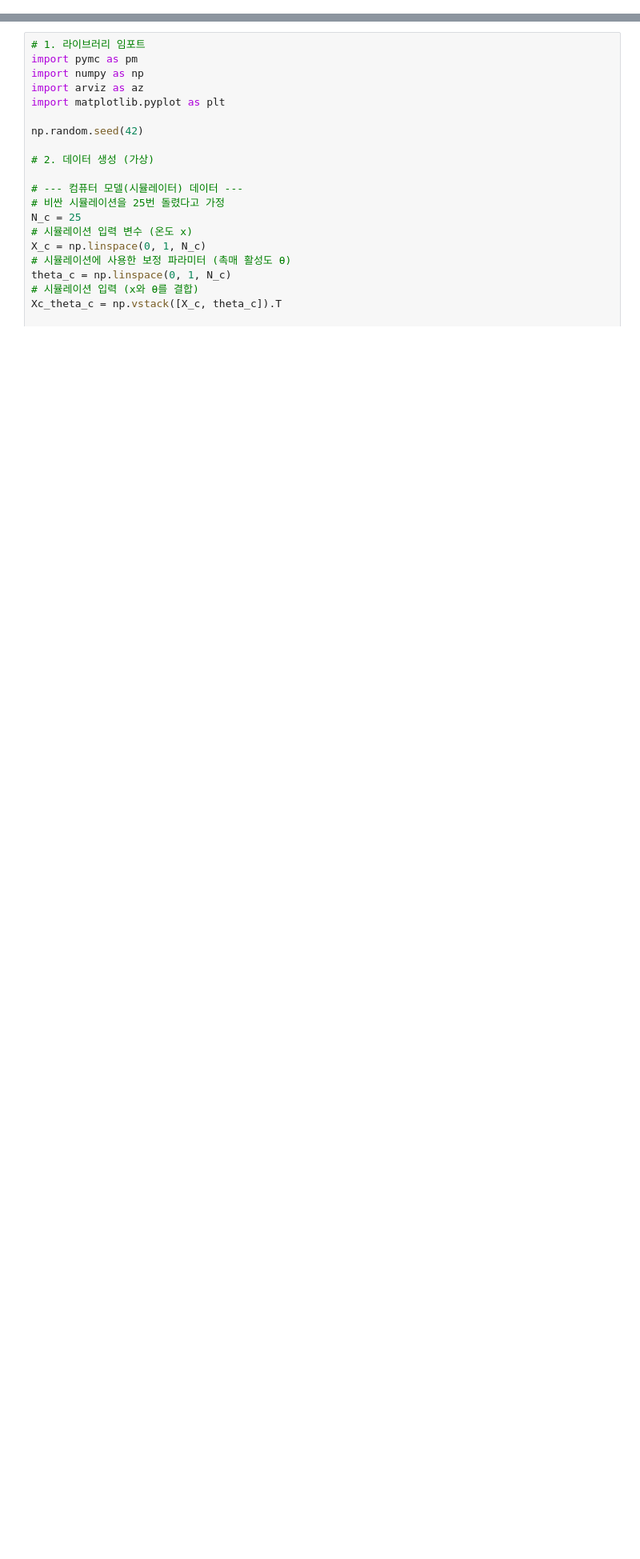
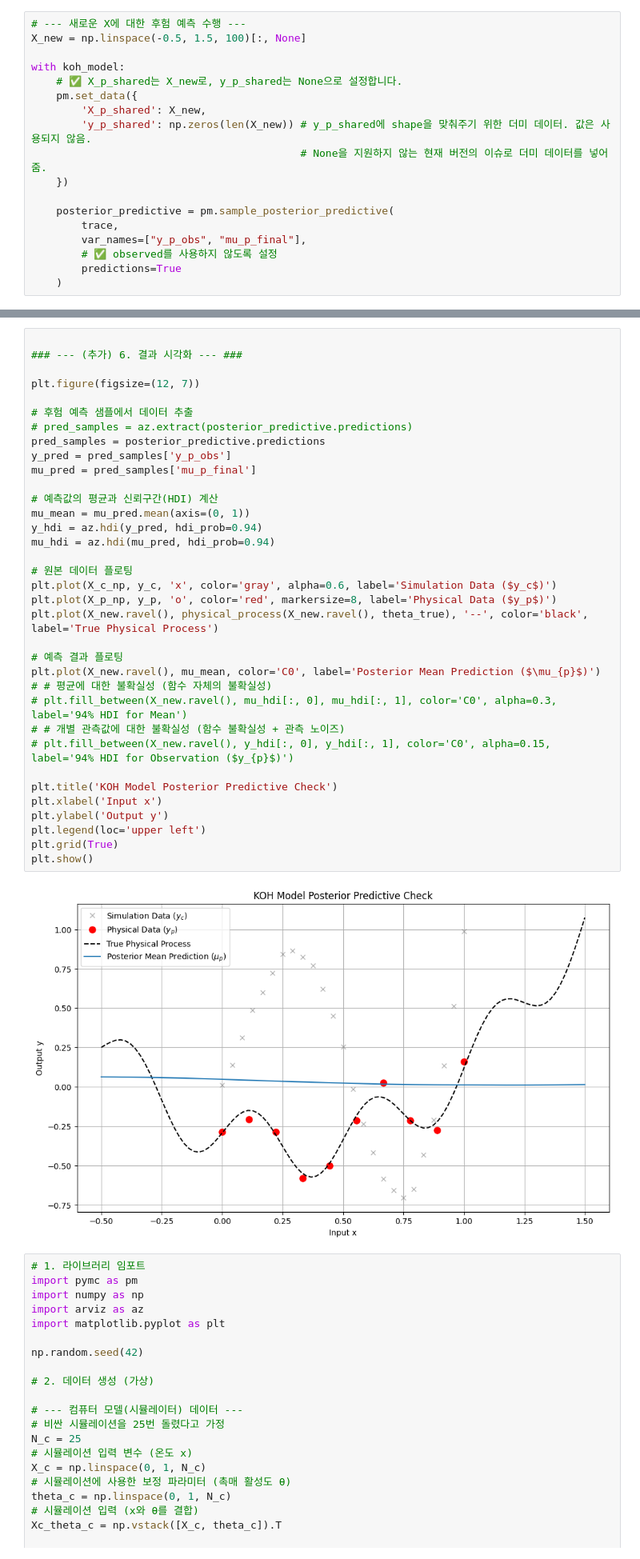
Before and after one commit to Sangwon91/pymc-gp, a Jupyter notebook: koh-example.ipynb, the cells around one changed output, grey strips where cells are left out. Shown at 80% size. Saved outputs shown, nothing was run; the diff lists cells and outputs as text; blank space fills up the shorter version.

```diff
--- a/koh-example.ipynb
+++ b/koh-example.ipynb
@@ -0,0 +86,18 @@
+# %%
+# --- 새로운 X에 대한 후험 예측 수행 ---
+X_new = np.linspace(-0.5, 1.5, 100)[:, None]
+
+with koh_model:
+    # ✅ X_p_shared는 X_new로, y_p_shared는 None으로 설정합니다.
+    pm.set_data({
+        'X_p_shared': X_new,
+        'y_p_shared': np.zeros(len(X_new)) # y_p_shared에 shape을 맞춰주기 위한 더미 데이터. 값은 사용되지 않음.
+                                           # None을 지원하지 않는 현재 버전의 이슈로 더미 데이터를 넣어줌.
+    })
+
+    posterior_predictive = pm.sample_posterior_predictive(
+        trace,
+        var_names=["y_p_obs", "mu_p_final"],
+        # ✅ observed를 사용하지 않도록 설정
+        predictions=True
+    )
@@ -1,3 +131,40 @@
+# %%
+
+### --- (추가) 6. 결과 시각화 --- ###
+
+plt.figure(figsize=(12, 7))
+
+# 후험 예측 샘플에서 데이터 추출
+# pred_samples = az.extract(posterior_predictive.predictions)
+pred_samples = posterior_predictive.predictions
+y_pred = pred_samples['y_p_obs']
+mu_pred = pred_samples['mu_p_final']
+
+# 예측값의 평균과 신뢰구간(HDI) 계산
+mu_mean = mu_pred.mean(axis=(0, 1))
+y_hdi = az.hdi(y_pred, hdi_prob=0.94)
+mu_hdi = az.hdi(mu_pred, hdi_prob=0.94)
+
+# 원본 데이터 플로팅
+plt.plot(X_c_np, y_c, 'x', color='gray', alpha=0.6, label='Simulation Data ($y_c$)')
+plt.plot(X_p_np, y_p, 'o', color='red', markersize=8, label='Physical Data ($y_p$)')
+plt.plot(X_new.ravel(), physical_process(X_new.ravel(), theta_true), '--', color='black', label='True Physical Process')
+
+# 예측 결과 플로팅
+plt.plot(X_new.ravel(), mu_mean, color='C0', label='Posterior Mean Prediction ($\mu_{p}$)')
+# # 평균에 대한 불확실성 (함수 자체의 불확실성)
+# plt.fill_between(X_new.ravel(), mu_hdi[:, 0], mu_hdi[:, 1], color='C0', alpha=0.3, label='94% HDI for Mean')
+# # 개별 관측값에 대한 불확실성 (함수 불확실성 + 관측 노이즈)
+# plt.fill_between(X_new.ravel(), y_hdi[:, 0], y_hdi[:, 1], color='C0', alpha=0.15, label='94% HDI for Observation ($y_{p}$)')
+
+plt.title('KOH Model Posterior Predictive Check')
+plt.xlabel('Input x')
+plt.ylabel('Output y')
+plt.legend(loc='upper left')
+plt.grid(True)
+plt.show()
+# %% [output]
+[figure, added]
 # %%
 # 1. 라이브러리 임포트
 import pymc as pm
```
Also changed, not shown: parts of 5 cells of this notebook.
